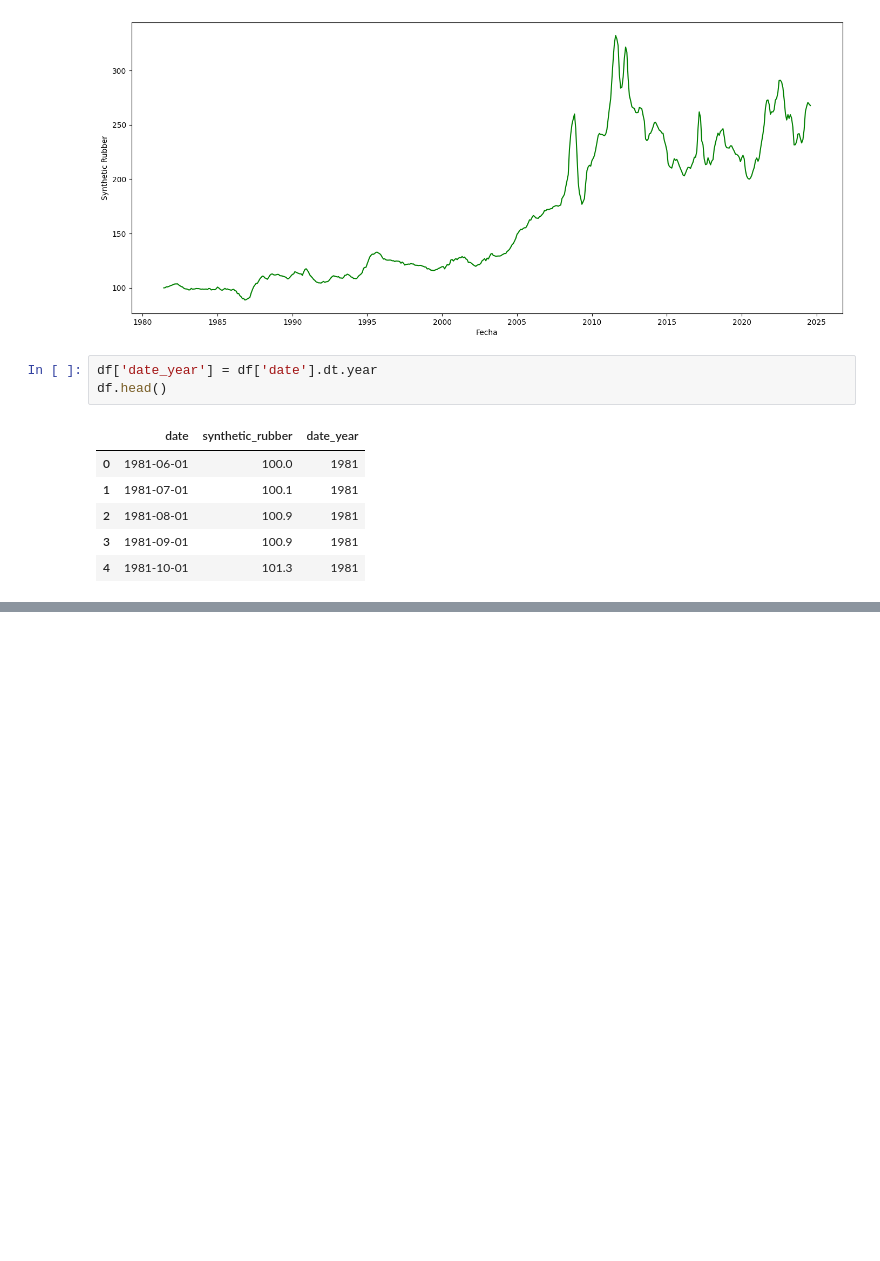
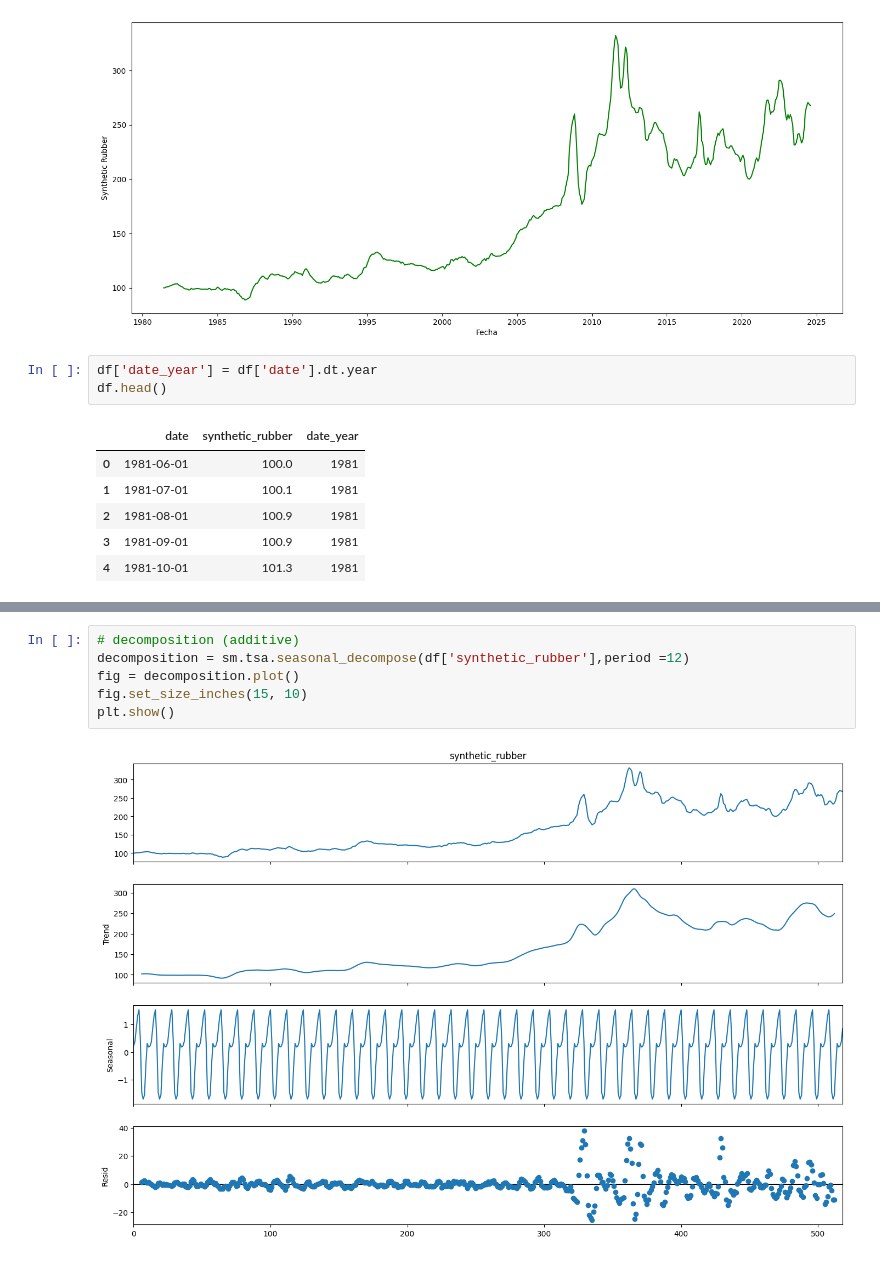
Before and after one commit to DavidGuzzi/TSA, a Jupyter notebook: synthetic_rubber.ipynb, the cells around one changed output, grey strips where cells are left out. Drawn from its saved outputs; the diff is of its cells as text; blank space fills up the shorter version.

```diff
--- a/synthetic_rubber.ipynb
+++ b/synthetic_rubber.ipynb
@@ -95,0 +107,8 @@ plt.show()
+# %%
+# decomposition (additive)
+decomposition = sm.tsa.seasonal_decompose(df['synthetic_rubber'],period =12)
+fig = decomposition.plot()
+fig.set_size_inches(15, 10)
+plt.show()
+# %% [output]
+[figure, added]
```
Also changed, not shown: parts of 12 cells of this notebook.
